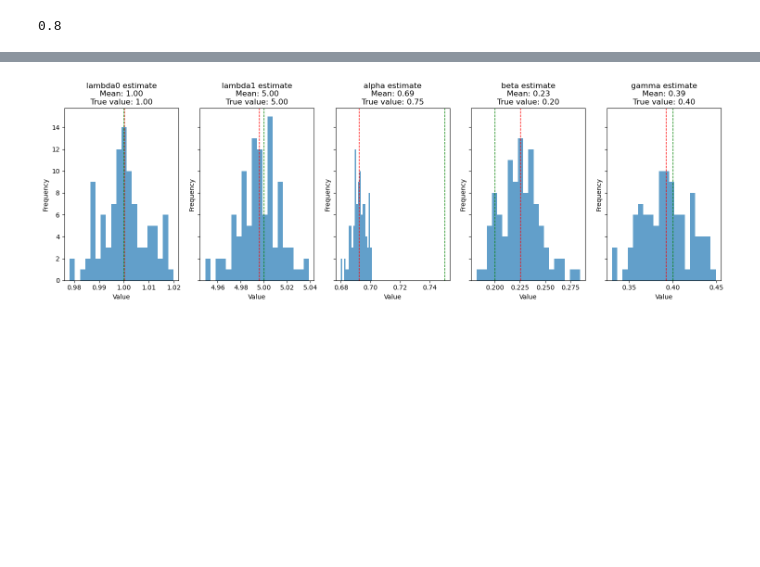
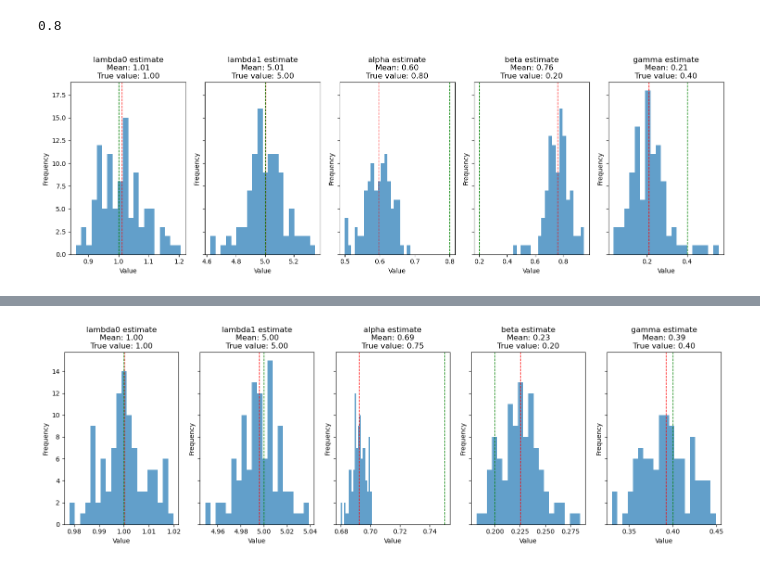
Before and after one commit to otto-groen-roepstorff/modcomp-project, a Jupyter notebook: code/mastercopy_william.ipynb, the cells around one changed output, grey strips where cells are left out. Drawn from its saved outputs; the diff is of its cells as text; code cells hidden in the pictures; blank space fills up the shorter version.

Commit message:
em plots

```diff
--- a/code/mastercopy_william.ipynb
+++ b/code/mastercopy_william.ipynb
@@ -390,8 +390,8 @@ def learn_par(model, Print = False):
     lambda1_hat = np.sum(Z * X) / np.sum(Z)
 
     # # Estimating alpha_hat
-    if(np.sum(C==2) == T):
-        return print("WARNING: No C==1 nor C== 0 have been observed and learning cannot proceed")
+    # if(np.sum(C==2) == T):
+    #     return print("WARNING: No C==1 nor C== 0 have been observed and learning cannot proceed")
 
     alpha_hat  =  np.sum(Z == C)  / (np.sum(C != 2)*n)
     beta_hat   =  np.mean((C[:-1] == 2) & (C[1:] != 2)) / np.mean(C[:-1] == 2)
@@ -740,13 +740,15 @@ model.alpha
 # %%
 
 initial_dic = {'lamb0_hat': 1, 'lamb1_hat': 10, 'alpha_hat': 0.95, 'beta_hat': 0.5, 'gamma_hat': 0.5}
-model = Markov_model(gamma = 0.4, T = 1000, n = 100, alpha=0.8)
+model = Markov_model(gamma = 0.4, T = 100, n = 10, alpha=0.8)
 
 par_estimates_softEM1 = np.empty(shape =(N_rep,5))
 for i in range(N_rep):
     model.sim_data(return_output=False)
     estimate_i, _ = softEM(model.X)
     par_estimates_softEM1[i] = list(estimate_i.values())
 
 plot_est(par_estimates_softEM1, "softem1.png")
+# %% [output]
+[figure, added]
 # %%
```
Also changed, not shown: parts of 1 cell of this notebook, 5 other files.
